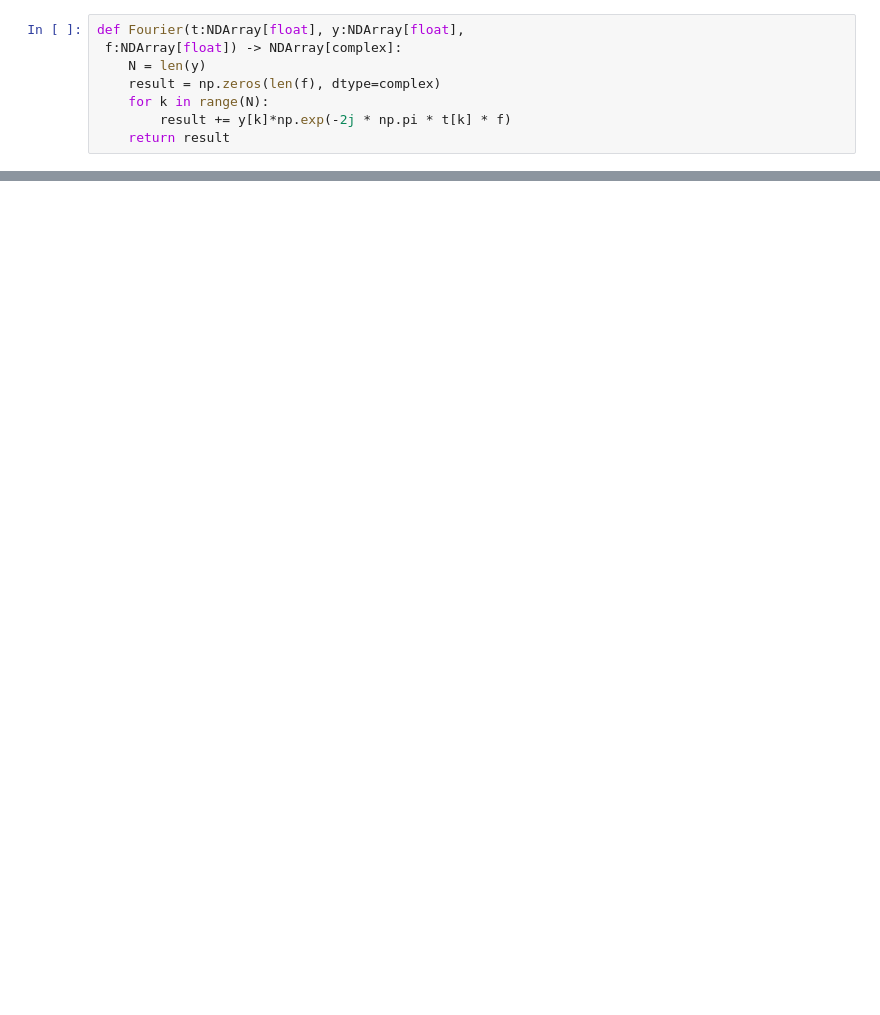
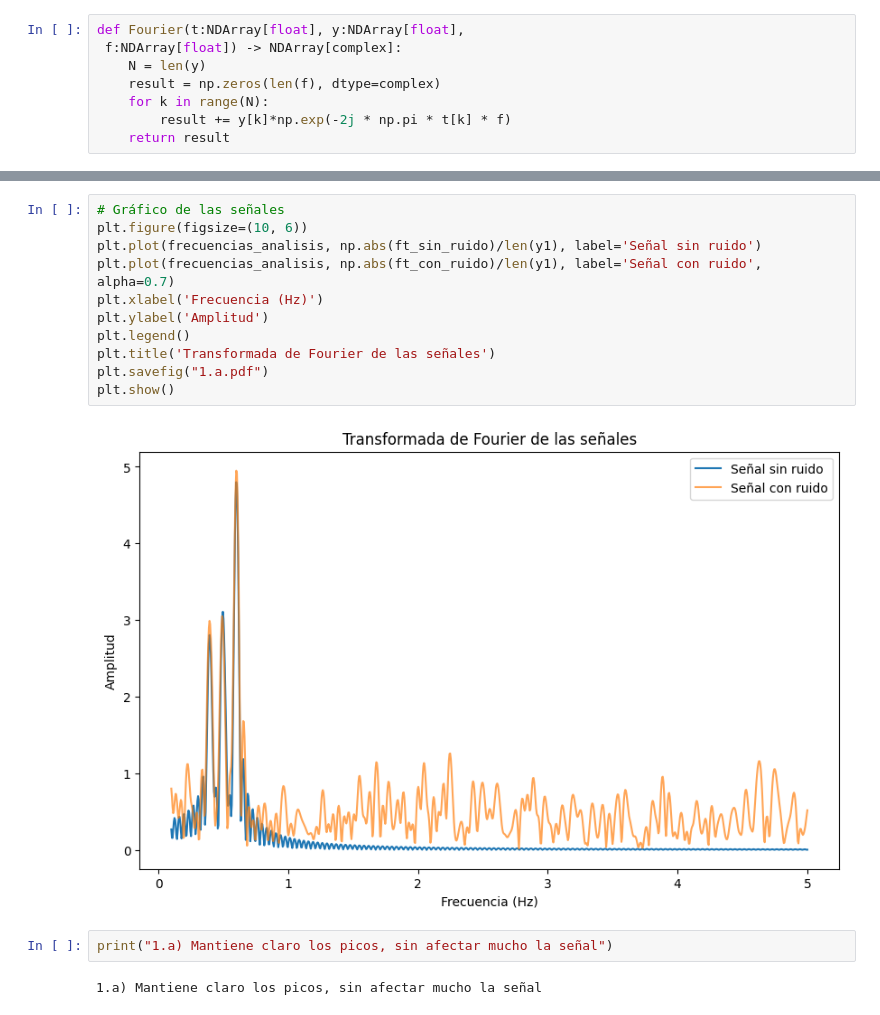
Before and after one commit to YeiferKmac/MetodosComputacionales2-G02, a Jupyter notebook: Tarea2.ipynb, the cells around one changed output, grey strips where cells are left out. Cells and saved outputs as stored; diff of their text form; blank space fills up the shorter version.

```diff
--- a/Tarea2.ipynb
+++ b/Tarea2.ipynb
@@ -40,0 +41,17 @@ TypeError: can't multiply sequence by non-int of type 'complex'
+# %%
+# Gráfico de las señales
+plt.figure(figsize=(10, 6))
+plt.plot(frecuencias_analisis, np.abs(ft_sin_ruido)/len(y1), label='Señal sin ruido')
+plt.plot(frecuencias_analisis, np.abs(ft_con_ruido)/len(y1), label='Señal con ruido', alpha=0.7)
+plt.xlabel('Frecuencia (Hz)')
+plt.ylabel('Amplitud')
+plt.legend()
+plt.title('Transformada de Fourier de las señales')
+plt.savefig("1.a.pdf")
+plt.show()
+# %% [output]
+[figure, added]
+# %%
+print("1.a) Mantiene claro los picos, sin afectar mucho la señal")
+# %% [output]
+1.a) Mantiene claro los picos, sin afectar mucho la señal
```
Also changed, not shown: parts of 8 cells of this notebook.
